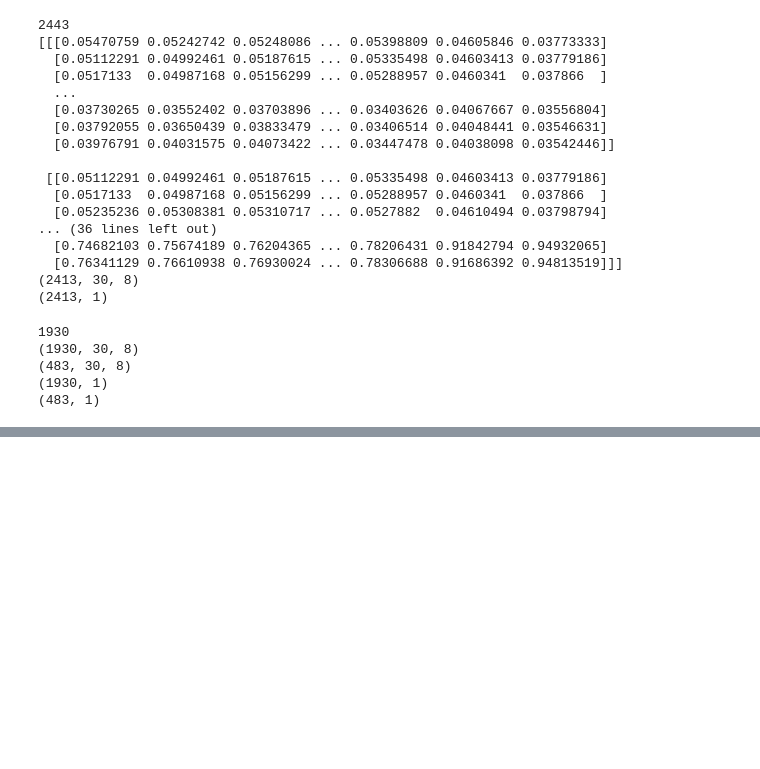
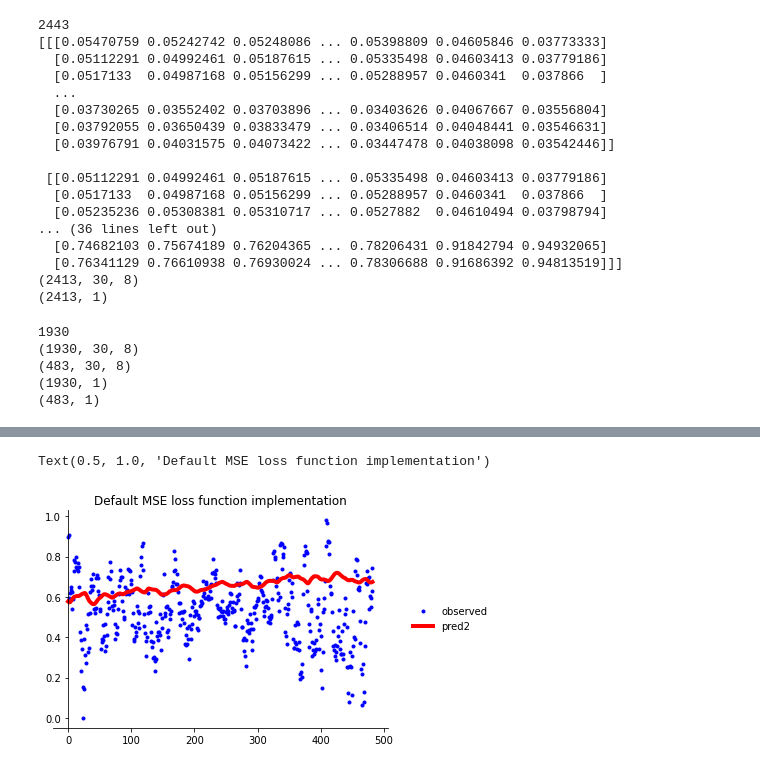
Before and after one commit to chiyanz/LSTM-stock-prediction, a Jupyter notebook: LSTM_CodeTrading_1.ipynb, the cells around one changed output, grey strips where cells are left out. Saved outputs shown, nothing was run; the diff lists cells and outputs as text; code cells hidden in the pictures; blank space fills up the shorter version.

```diff
--- a/LSTM_CodeTrading_1.ipynb
+++ b/LSTM_CodeTrading_1.ipynb
@@ -311,0 +323,17 @@ fig.legend()
+# %%
+yhat2 = model2.predict(X_test)
+print(type(yhat2))
+plt.plot(np.arange(len(X_test)), y_test, 'b.', label='observed');
+plt.plot(np.arange(len(X_test)), yhat2, 'r', linewidth=4, label='pred2');
+
+ax=plt.gca();
+ax.xaxis.set_ticks_position('bottom')
+ax.yaxis.set_ticks_position('left')
+ax.spines['left'].set_position(('data', 0))
+ax.spines['top'].set_visible(False)
+ax.spines['right'].set_visible(False)
+#ax.spines['left'].set_smart_bounds(True)
+#ax.spines['bottom'].set_smart_bounds(True)
+plt.legend(loc='center left', fancybox=True, framealpha=0., bbox_to_anchor=(1.05, 0.5))
+plt.title("Default MSE loss function implementation")
+# %% [output]
@@ -311,0 +342,2 @@ fig.legend()
+Text(0.5, 1.0, 'Default MSE loss function implementation')
+[figure, added]
```
Also changed, not shown: parts of 12 cells of this notebook.
